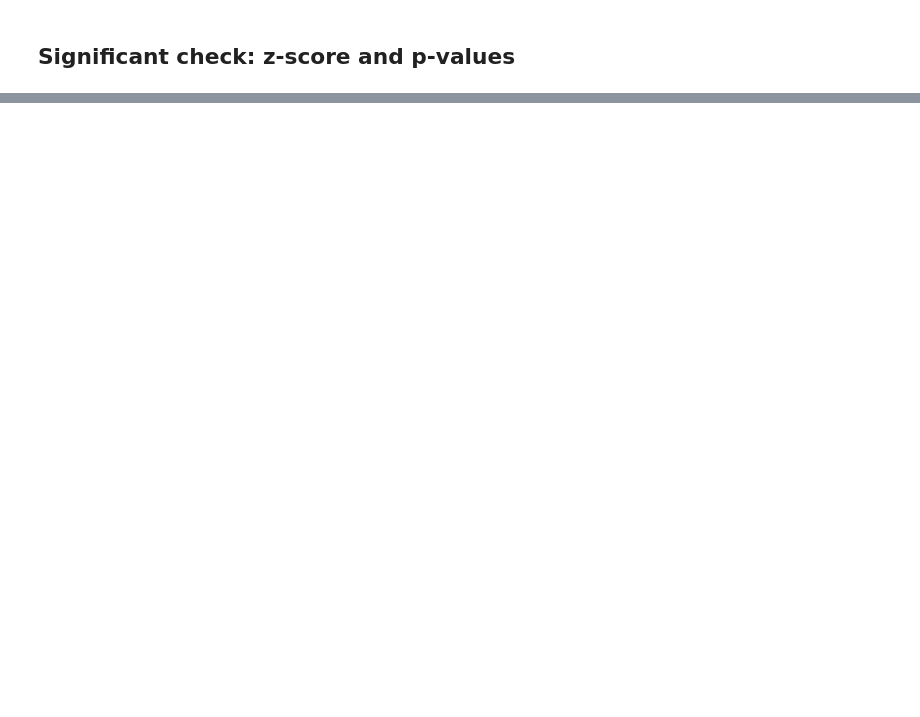
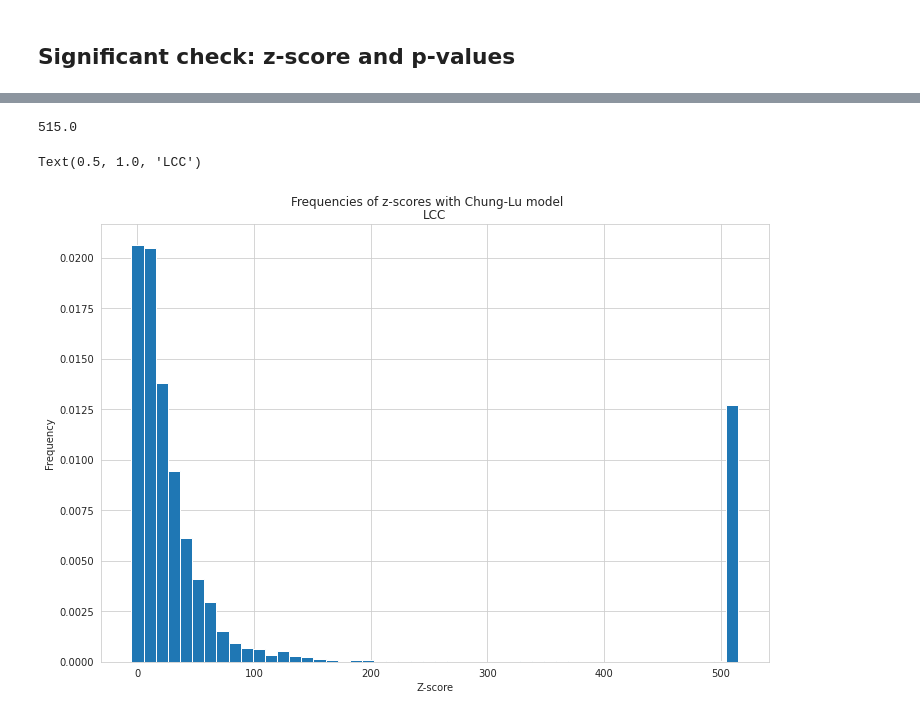
Before and after one commit to cristianocolpo/lfn-politician, a Jupyter notebook: politics.ipynb, the cells around one changed output, grey strips where cells are left out. Cells and saved outputs as stored; diff of their text form; code cells hidden in the pictures; blank space fills up the shorter version.

```diff
--- a/politics.ipynb
+++ b/politics.ipynb
@@ -677,0 +685,2 @@ print(zscore_randG)
+# %%
+df_test_LCC = generateDataFrame(nkG, "LCC", 10, "CL")
@@ -677,0 +742,17 @@ print(zscore_randG)
+# %%
+np.ceil(np.max(df_test_LCC[np.isfinite(df_test_LCC)])['zscore'])
+# %% [output]
+515.0
+# %%
+df_test_LCC = df_test_LCC.clip(-100,np.ceil(np.max(df_test_LCC[np.isfinite(df_test_LCC)])['zscore']))
+# %%
+figure, axis = plt.subplots(1, 1, figsize=(10,7))
+figure.suptitle("Frequencies of z-scores with Chung-Lu model")
+figure.tight_layout(h_pad=3, w_pad=2)
+axis.hist(df_test_LCC['zscore'], density=True, bins=50)
+axis.set_ylabel('Frequency')
+axis.set_xlabel('Z-score')
+axis.set_title('LCC')
+# %% [output]
+Text(0.5, 1.0, 'LCC')
+[figure, added]
```
Also changed, not shown: parts of 43 cells of this notebook.
